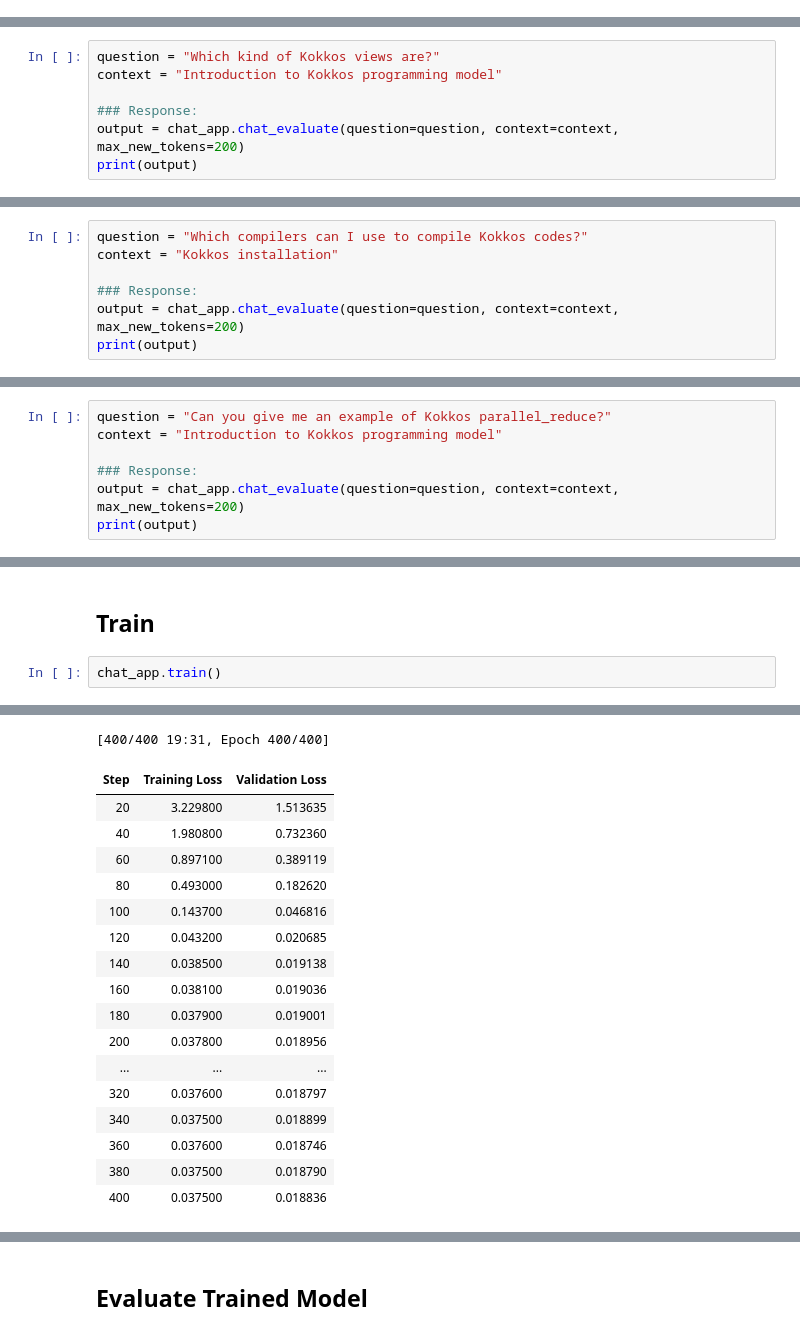
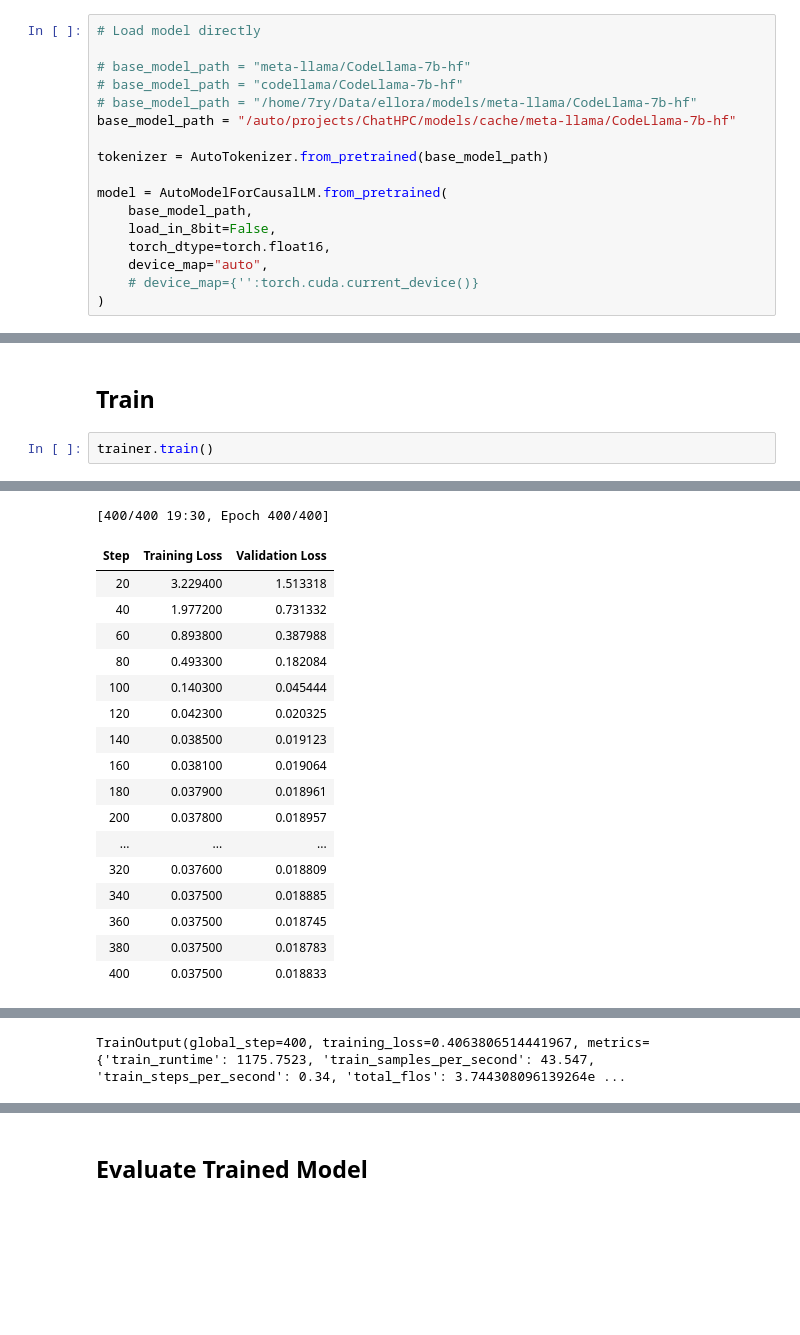
Before and after one commit to ORNL/ChatHPC-app, a Jupyter notebook: examples/fine-tune-chathpc-for-kokkos.ipynb, the cells around one changed output, grey strips where cells are left out. Saved outputs shown, nothing was run; the diff lists cells and outputs as text; blank space fills up the shorter version.

```diff
--- a/examples/fine-tune-chat-kokkos-app.ipynb
+++ b/examples/fine-tune-chathpc-for-kokkos.ipynb
@@ -73,9 +37,19 @@ chat_app.load_base_model()
+# %%
+# Load model directly
+
+# base_model_path = "meta-llama/CodeLlama-7b-hf"
+# base_model_path = "codellama/CodeLlama-7b-hf"
+# base_model_path = "/home/7ry/Data/ellora/models/meta-llama/CodeLlama-7b-hf"
+base_model_path = "/auto/projects/ChatHPC/models/cache/meta-llama/CodeLlama-7b-hf"
+
+tokenizer = AutoTokenizer.from_pretrained(base_model_path)
+
+model = AutoModelForCausalLM.from_pretrained(
+    base_model_path,
+    load_in_8bit=False,
+    torch_dtype=torch.float16,
+    device_map="auto",
+    # device_map={'':torch.cuda.current_device()}
+)
 # %% [markdown]
 ## Test base model
-# %%
-question = "Which kind of Kokkos views are?"
-context = "Introduction to Kokkos programming model"
-
-### Response:
-output = chat_app.chat_evaluate(question=question, context=context, max_new_tokens=200)
-print(output)
@@ -100,7 +55,0 @@ What is the difference between a Kokkos view and a C++ array
-# %%
-question = "Which compilers can I use to compile Kokkos codes?"
-context = "Kokkos installation"
-
-### Response:
-output = chat_app.chat_evaluate(question=question, context=context, max_new_tokens=200)
-print(output)
@@ -125,7 +55,0 @@ Which compilers can I
-# %%
-question = "Can you give me an example of Kokkos parallel_reduce?"
-context = "Introduction to Kokkos programming model"
-
-### Response:
-output = chat_app.chat_evaluate(question=question, context=context, max_new_tokens=200)
-print(output)
@@ -169,5 +332,5 @@ with open("2.txt", "w") as fd:
 # %% [markdown]
 ## Train
 # %%
-chat_app.train()
+trainer.train()
 # %% [output]
@@ -177,21 +345,21 @@ compiling the model
-[400/400 19:31, Epoch 400/400]
+[400/400 19:30, Epoch 400/400]
 | Step | Training Loss | Validation Loss |
-| 20 | 3.229800 | 1.513635 |
-| 40 | 1.980800 | 0.732360 |
-| 60 | 0.897100 | 0.389119 |
-| 80 | 0.493000 | 0.182620 |
-| 100 | 0.143700 | 0.046816 |
-| 120 | 0.043200 | 0.020685 |
-| 140 | 0.038500 | 0.019138 |
-| 160 | 0.038100 | 0.019036 |
-| 180 | 0.037900 | 0.019001 |
-| 200 | 0.037800 | 0.018956 |
+| 20 | 3.229400 | 1.513318 |
+| 40 | 1.977200 | 0.731332 |
+| 60 | 0.893800 | 0.387988 |
+| 80 | 0.493300 | 0.182084 |
+| 100 | 0.140300 | 0.045444 |
+| 120 | 0.042300 | 0.020325 |
+| 140 | 0.038500 | 0.019123 |
+| 160 | 0.038100 | 0.019064 |
+| 180 | 0.037900 | 0.018961 |
+| 200 | 0.037800 | 0.018957 |
 | ... | ... | ... |
-| 320 | 0.037600 | 0.018797 |
-| 340 | 0.037500 | 0.018899 |
-| 360 | 0.037600 | 0.018746 |
-| 380 | 0.037500 | 0.018790 |
-| 400 | 0.037500 | 0.018836 |
+| 320 | 0.037600 | 0.018809 |
+| 340 | 0.037500 | 0.018885 |
+| 360 | 0.037500 | 0.018745 |
+| 380 | 0.037500 | 0.018783 |
+| 400 | 0.037500 | 0.018833 |
 Trainer.tokenizer is now deprecated. You should use Trainer.processing_class instead.
 Trainer.tokenizer is now deprecated. You should use Trainer.processing_class instead.
 Trainer.tokenizer is now deprecated. You should use Trainer.processing_class instead.
@@ -212,3 +380,4 @@ Trainer.tokenizer is now deprecated. You should use Trainer.processing_class ins
 Trainer.tokenizer is now deprecated. You should use Trainer.processing_class instead.
 Trainer.tokenizer is now deprecated. You should use Trainer.processing_class instead.
 Trainer.tokenizer is now deprecated. You should use Trainer.processing_class instead.
+TrainOutput(global_step=400, training_loss=0.4063806514441967, metrics={'train_runtime': 1175.7523, 'train_samples_per_second': 43.547, 'train_steps_per_second': 0.34, 'total_flos': 3.744308096139264e ...
```
Also changed, not shown: parts of 33 cells of this notebook, 3 other files.
